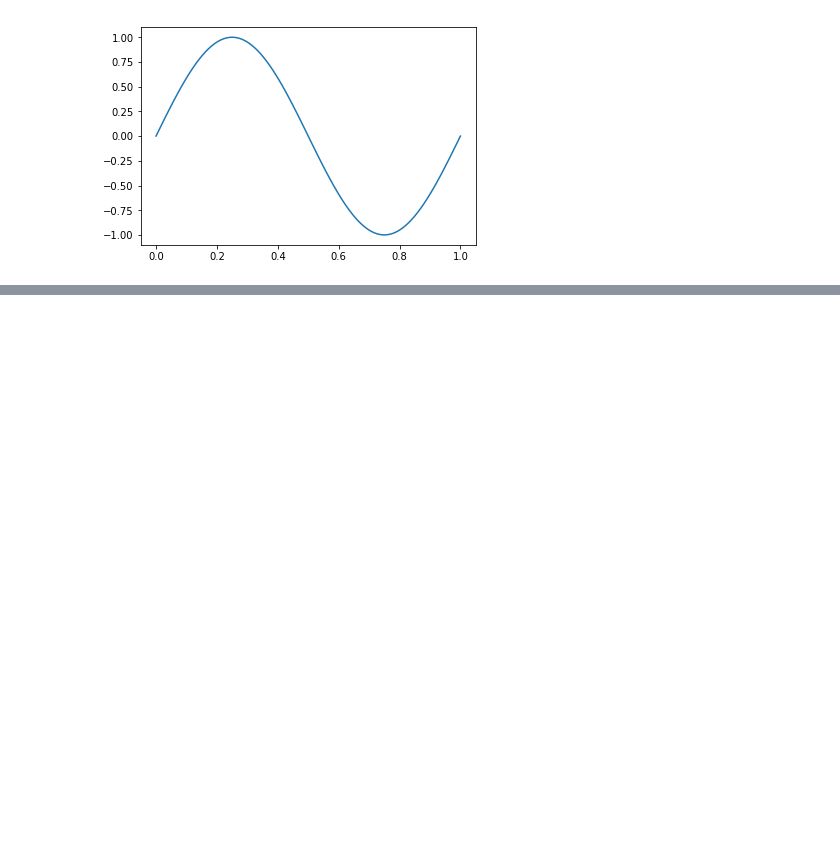
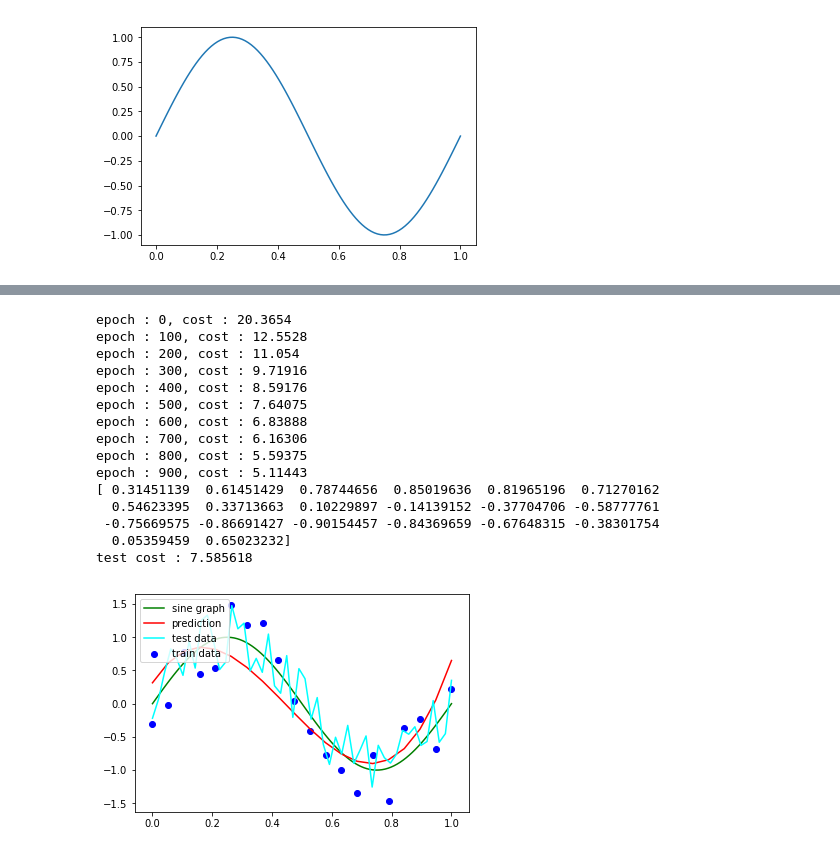
Before and after one commit to onaries/gist_ml, a Jupyter notebook: HW#1.ipynb, the cells around one changed output, grey strips where cells are left out. Saved outputs shown, nothing was run; the diff lists cells and outputs as text; code cells hidden in the pictures; blank space fills up the shorter version.

```diff
--- a/HW#1.ipynb
+++ b/HW#1.ipynb
@@ -117,0 +152,55 @@ epoch : 290, cost : 4.05243
+# %%
+# N = 20
+# 세션 시작
+
+with tf.Session() as sess:
+
+    # 초기화 실행
+    sess.run(init)
+
+    for epoch in range(epochs):
+        for (x, y) in zip(train_x, train_y):
+            sess.run(optimizer, feed_dict={X:x, Y:y})
+
+        if epoch % 100 == 0:
+            c = sess.run(cost, feed_dict={X:train_x, Y:train_y})
+            print("epoch : " + str(epoch) + ", cost : " + str(c))
+
+
+    #w1 = sess.run(W1)
+    #w2 = sess.run(W2)
+    #w3 = sess.run(W3)
+    #bias = sess.run(b)
+
+    print(Y_pred.eval(feed_dict={X:train_x}, session=sess))
+    plt.scatter(train_x, train_y, color="blue", label='train data')
+    #fig, ax = plt.subplots()
+    plt.plot(sinx, siny, color='green', label='sine graph')
+    plt.plot(train_x, Y_pred.eval(feed_dict={X:train_x}, session=sess), color='red', label='prediction')
+
+
+    # test 데이터
+    test_cost = sess.run(cost, feed_dict={X:test_x, Y:test_y})
+    print("test cost : %f" % test_cost)
+    plt.plot(test_x, test_y, color='cyan', label='test data')
+
+    plt.legend(loc=2)
+    # 그래프 출력
+    plt.show()
+# %% [output]
+epoch : 0, cost : 20.3654
+epoch : 100, cost : 12.5528
+epoch : 200, cost : 11.054
+epoch : 300, cost : 9.71916
+epoch : 400, cost : 8.59176
+epoch : 500, cost : 7.64075
+epoch : 600, cost : 6.83888
+epoch : 700, cost : 6.16306
+epoch : 800, cost : 5.59375
+epoch : 900, cost : 5.11443
+[ 0.31451139  0.61451429  0.78744656  0.85019636  0.81965196  0.71270162
+  0.54623395  0.33713663  0.10229897 -0.14139152 -0.37704706 -0.58777761
+ -0.75669575 -0.86691427 -0.90154457 -0.84369659 -0.67648315 -0.38301754
+  0.05359459  0.65023232]
+test cost : 7.585618
+[figure, added]
```
Also changed, not shown: parts of 13 cells of this notebook, 1 other file.
